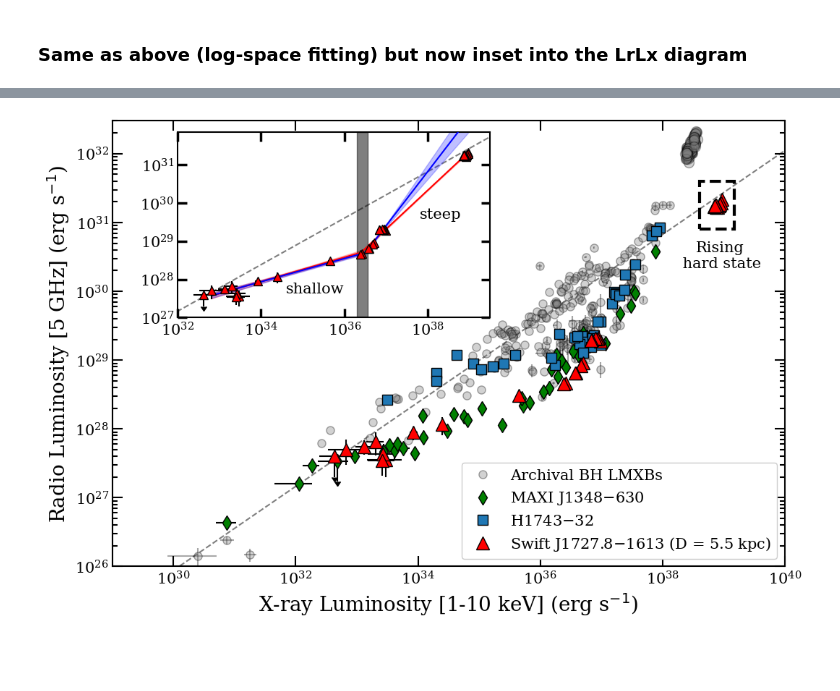
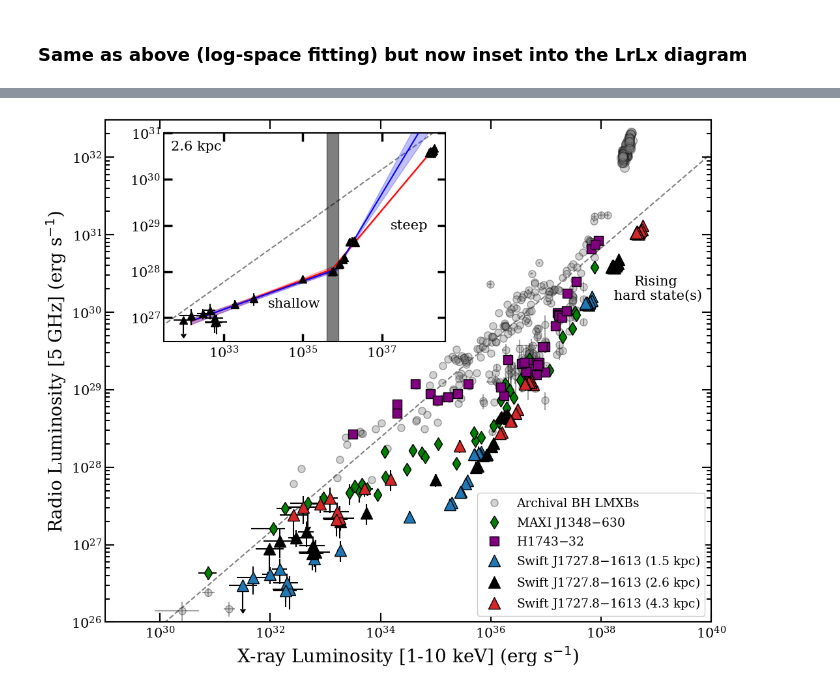
Before and after one commit to AKHughes1994/SwJ1727_2023_Outburst, a Jupyter notebook: RadioXrayCorrelation/SWJ1717_LRLX_Notebook.ipynb, the cells around one changed output, grey strips where cells are left out. Saved outputs shown, nothing was run; the diff lists cells and outputs as text; code cells hidden in the pictures; blank space fills up the shorter version.

```diff
--- a/RadioXrayCorrelation/SWJ1717_LRLX_Notebook.ipynb
+++ b/RadioXrayCorrelation/SWJ1717_LRLX_Notebook.ipynb
@@ -1276,6 +1326,8 @@ $$
 and the single power-law is $F_R = AL_X^{\beta}$. The negative signs are because the (stupid) convention where `astropy` assumes the power law indices are negatives ?!?
 # %%
 from scipy.odr import ODR, Model, RealData
+L_file = 'SWJ1717_Files/LRLX_2p6kpc.txt'
+
 
 # Define the broken power-law model in log space
 def broken_plaw_log(B, Lx_log):
@@ -1327,11 +1379,11 @@ def variance(model, x, p, Cp):
 # -------------------
 
 # Open the Text file and trim non-detections
-swJ1727 = np.genfromtxt('SWJ1717_Files/LRLX_5p5kpc.txt').T
+swJ1727 = np.genfromtxt(L_file).T
 swJ1727 = swJ1727[:, (swJ1727[-1] < 0.5)]
 
 # This filters out the radio-bright rise
-rise = swJ1727[4] > 5e30
+rise = swJ1727[4] > 1e30
 swJ1727 = swJ1727[:, ~rise]
 
 # Define the fitting variables
@@ -1347,7 +1399,7 @@ data = RealData(x, y, sx=dx, sy=dy)
 model = Model(broken_plaw_log)
 
 # Initialize the parameters [beta1, beta2, Ltran_log, Amp]
-beta0 = [0.3, 1.4, np.log(1e36), 5.0]
+beta0 = [0.3, 1.4, np.log(1e35), 5.0]
 
 # Set up the ODR
 odr = ODR(data, model, beta0=beta0)
@@ -1368,7 +1420,7 @@ for param_name, param_value, param_error in zip(["beta1", "beta2", "Ltran_log",
 # -------------------
 
 # Open the Text file and trim non-detections
-swJ1727 = np.genfromtxt('SWJ1717_Files/LRLX_5p5kpc.txt').T
+swJ1727 = np.genfromtxt(L_file).T
 swJ1727 = swJ1727[:, (swJ1727[-1] < 0.5)]
 
 # This filters out the radio-bright rise
@@ -1386,9 +1438,6 @@ data = RealData(x, y, sx=dx, sy=dy)
 
 # Define the model for ODR
 model = Model(broken_plaw_log)
-
-# Initialize the parameters [beta1, beta2, Ltran_log, Amp]
-beta0 = [0.3, 1.4, np.log(1e36), 5.0]
 
 # Set up the ODR
 odr = ODR(data, model, beta0=beta0)
@@ -1410,7 +1459,7 @@ for param_name, param_value, param_error in zip(["beta1", "beta2", "Ltran_log",
 # ---------------------------------
 
 # Reload the non-upper-limit data
-swJ1727 = np.genfromtxt('SWJ1717_Files/LRLX_5p5kpc.txt').T
+swJ1727 = np.genfromtxt('SWJ1717_Files/LRLX_2p6kpc.txt').T
 swJ1727 = swJ1727[:, (swJ1727[-1] < 0.5)]
 
 # Initialize plot
@@ -1525,11 +1574,11 @@ def variance(model, x, p, Cp):
 # -------------------
 
 # Open the Text file and trim non-detections
-swJ1727 = np.genfromtxt('SWJ1717_Files/LRLX_5p5kpc.txt').T
+swJ1727 = np.genfromtxt('SWJ1717_Files/LRLX_2p6kpc.txt').T
 swJ1727 = swJ1727[:, (swJ1727[-1] < 0.5)]
 
 # This filters out the radio-bright rise
-rise = swJ1727[4] > 5e30
+rise = swJ1727[4] > 1e30
 swJ1727 = swJ1727[:, ~rise]
 
 # Define the fitting variables
@@ -1566,7 +1615,7 @@ for param_name, param_value, param_error in zip(["beta1", "beta2", "Ltran_log",
 # -------------------
 
 # Open the Text file and trim non-detections
-swJ1727 = np.genfromtxt('SWJ1717_Files/LRLX_5p5kpc.txt').T
+swJ1727 = np.genfromtxt('SWJ1717_Files/LRLX_2p6kpc.txt').T
 swJ1727 = swJ1727[:, (swJ1727[-1] < 0.5)]
 
 # This filters out the radio-bright rise
@@ -1608,7 +1657,7 @@ for param_name, param_value, param_error in zip(["beta1", "beta2", "Ltran_log",
 
 # Configure plot
 font_size = 20
-fig, ax = plt.subplots(figsize=(12, 8))
+fig, ax = plt.subplots(figsize=(12, 10))
 ax.set_yscale('log')
 ax.set_xscale('log')
 ax.set_xlim(1e29, 1e40)
@@ -1645,16 +1694,28 @@ ax.errorbar(data['Lx'][maxi][ulim], data['Lr'][maxi][ulim], xerr = [data['Lx_ler
 data = pd.read_csv('LrLx_Catalog_Files/lrlx_data_BHs.csv')
 maxi = (data['Name'] == 'H 1743-322')
 ulim = (data[maxi]['uplim'] == 'Lr')
-ax.errorbar(data['Lx'][maxi][~ulim], data['Lr'][maxi][~ulim], xerr = [data['Lx_ler'][maxi][~ulim], data['Lx_uer'][maxi][~ulim]], yerr = [data['Lr_ler'][maxi][~ulim], data['Lr_uer'][maxi][~ulim]], fmt = 's', color = 'k', mfc = 'C0', label = 'H1743$-$32', ms = 10, alpha= 1.0)
-ax.errorbar(data['Lx'][maxi][ulim], data['Lr'][maxi][ulim], xerr = [data['Lx_ler'][maxi][ulim], data['Lx_uer'][maxi][ulim]], yerr = 0.5 * data['Lr'][maxi][ulim], fmt = 's', color = 'k', mfc = 'C0', uplims = True, ms = 10, alpha= 1.0)
+ax.errorbar(data['Lx'][maxi][~ulim], data['Lr'][maxi][~ulim], xerr = [data['Lx_ler'][maxi][~ulim], data['Lx_uer'][maxi][~ulim]], yerr = [data['Lr_ler'][maxi][~ulim], data['Lr_uer'][maxi][~ulim]], fmt = 's', color = 'k', mfc = 'purple', label = 'H1743$-$32', ms = 10, alpha= 1.0)
+ax.errorbar(data['Lx'][maxi][ulim], data['Lr'][maxi][ulim], xerr = [data['Lx_ler'][maxi][ulim], data['Lx_uer'][maxi][ulim]], yerr = 0.5 * data['Lr'][maxi][ulim], fmt = 's', color = 'k', mfc = 'purple', uplims = True, ms = 10, alpha= 1.0)
 
 
-# Target: Swift J1727
-swJ1727 = np.genfromtxt('SWJ1717_Files/LRLX_5p5kpc.txt').T
+
+# Target: Swift J1727 lower bound
+swJ1727 = np.genfromtxt('SWJ1717_Files/LRLX_1p5kpc.txt').T
 ulim = (swJ1727[-1] > 0.5)
-ax.errorbar(swJ1727[1,~ulim], swJ1727[4,~ulim], xerr = swJ1727[2:4,~ulim], yerr = swJ1727[5:7,~ulim], fmt = '^', color = 'k', mfc = 'r', ms = 13, label = 'Swift J1727.8$-$1613 (D = 5.5 kpc)')
-ax.errorbar(swJ1727[1,ulim], swJ1727[4,ulim] + 3 * swJ1727[5,ulim], xerr = swJ1727[2:4,ulim], yerr = 0.5 * (swJ1727[4,ulim] + 3 * swJ1727[5,ulim]), uplims = True, fmt = '^', color = 'k', mfc = 'r', ms = 13)
+ax.errorbar(swJ1727[1,~ulim], swJ1727[4,~ulim], xerr = swJ1727[2:4,~ulim], yerr = swJ1727[5:7,~ulim], fmt = '^', color = 'k', mfc = 'C0', ms = 13, label = 'Swift J1727.8$-$1613 (1.5 kpc)')
+ax.errorbar(swJ1727[1,ulim], swJ1727[4,ulim] + 3 * swJ1727[5,ulim], xerr = swJ1727[2:4,ulim], yerr = 0.5 * (swJ1727[4,ulim] + 3 * swJ1727[5,ulim]), uplims = True, fmt = '^', color = 'k', mfc = 'C0', ms = 13)
 
+# Target: Swift J1727 -- nominal distance
+swJ1727 = np.genfromtxt('SWJ1717_Files/LRLX_2p6kpc.txt').T
+ulim = (swJ1727[-1] > 0.5)
+ax.errorbar(swJ1727[1,~ulim], swJ1727[4,~ulim], xerr = swJ1727[2:4,~ulim], yerr = swJ1727[5:7,~ulim], fmt = '^', color = 'k', mfc = 'k', ms = 13, label = 'Swift J1727.8$-$1613 (2.6 kpc)')
+ax.errorbar(swJ1727[1,ulim], swJ1727[4,ulim] + 3 * swJ1727[5,ulim], xerr = swJ1727[2:4,ulim], yerr = 0.5 * (swJ1727[4,ulim] + 3 * swJ1727[5,ulim]), uplims = True, fmt = '^', color = 'k', mfc = 'k', ms = 13)
+
+# Target: Swift J1727 lower bound
+swJ1727 = np.genfromtxt('SWJ1717_Files/LRLX_4p3kpc.txt').T
+ulim = (swJ1727[-1] > 0.5)
+ax.errorbar(swJ1727[1,~ulim], swJ1727[4,~ulim], xerr = swJ1727[2:4,~ulim], yerr = swJ1727[5:7,~ulim], fmt = '^', color = 'k', mfc = 'C3', ms = 13, label = 'Swift J1727.8$-$1613 (4.3 kpc)')
+ax.errorbar(swJ1727[1,ulim], swJ1727[4,ulim] + 3 * swJ1727[5,ulim], xerr = swJ1727[2:4,ulim], yerr = 0.5 * (swJ1727[4,ulim] + 3 * swJ1727[5,ulim]), uplims = True, fmt = '^', color = 'k', mfc = 'C3', ms = 13)
 
 # -------------------------------
 # Inset panel to highlight fit
@@ -1665,15 +1726,15 @@ ax_inset = fig.add_axes([left, bottom, width, height])
 ax_inset.set_yscale('log')
 ax_inset.set_xscale('log')
 ax_inset.minorticks_on()
-ax_inset.set_xlim(1e32, 3e39)
-ax_inset.set_ylim(1e27, 7e31)
+ax_inset.set_xlim(3e31, 4e38)
+ax_inset.set_ylim(3e26, 1e31)
 ax_inset.loglog(fit_x, pow(10,(29.65+0.15-(0.61*36.32))) * pow(fit_x,0.61), 'k--', zorder=1, alpha=0.5)
 
 # Plot SwJ1727 data
-swJ1727 = np.genfromtxt('SWJ1717_Files/LRLX_5p5kpc.txt').T
+swJ1727 = np.genfromtxt('SWJ1717_Files/LRLX_2p6kpc.txt').T
 ulim = (swJ1727[-1] > 0.5)
-ax_inset.errorbar(swJ1727[1,~ulim], swJ1727[4,~ulim], xerr = swJ1727[2:4,~ulim], yerr = swJ1727[5:7,~ulim], fmt = '^', color = 'k', mfc = 'r', ms = 8, label = 'Swift J1727.8$-$1613 (D = 5.5 kpc)', zorder=10000)
-ax_inset.errorbar(swJ1727[1,ulim], swJ1727[4,ulim] + 3 * swJ1727[5,ulim], xerr = swJ1727[2:4,ulim], yerr = 0.5 * (swJ1727[4,ulim] + 3 * swJ1727[5,ulim]), uplims = True, fmt = '^', color = 'k', mfc = 'r', ms = 8, zorder=10000)
+ax_inset.errorbar(swJ1727[1,~ulim], swJ1727[4,~ulim], xerr = swJ1727[2:4,~ulim], yerr = swJ1727[5:7,~ulim], fmt = '^', color = 'k', mfc = 'k', ms = 8, zorder=10000)
+ax_inset.errorbar(swJ1727[1,ulim], swJ1727[4,ulim] + 3 * swJ1727[5,ulim], xerr = swJ1727[2:4,ulim], yerr = 0.5 * (swJ1727[4,ulim] + 3 * swJ1727[5,ulim]), uplims = True, fmt = '^', color = 'k', mfc = 'k', ms = 8, zorder=10000)
 
 
 # Broken Power Laws -- total
@@ -1705,31 +1766,35 @@ ax_inset.fill_between(
 
 
 # Add text to the inset panel
-ax_inset.text(2e35, 5.5e27, "shallow",
+ax_inset.text(6e34, 2e27, "shallow",
               fontsize=15, fontfamily='serif', color='black', ha='center', va='center')
-ax_inset.text(2e38, 5e29, "steep",
+ax_inset.text(5e37, 1e29, "steep",
               fontsize=15, fontfamily='serif', color='black', ha='center', va='center')
-ax_inset.axvspan(2.0e36,3.6e36, color='k', lw=1, ls='-', alpha=0.5)
+ax_inset.axvspan(4.0e35,8.0e35, color='k', lw=1, ls='-', alpha=0.5)
 
-# Add the rectangular box and label to the main plot
-xmin = 4e38  # Minimum x-coordinate in data units
-xmax = 1.5e39  # Maximum x-coordinate in data units
-ymin = 0.8e31  # Minimum y-coordinate in data units
-ymax = 4e31  # Maximum y-coordinate in data units
+# # Add the rectangular box and label to the main plot -- 4.3kpc
+# xmin = 2.6e38  # Minimum x-coordinate in data units
+# xmax = 0.95e39  # Maximum x-coordinate in data units
+# ymin = 0.7e31  # Minimum y-coordinate in data units
+# ymax = 1.8e31  # Maximum y-coordinate in data units
 
-# Add the rectangle
-rect = plt.Rectangle((xmin, ymin), xmax - xmin, ymax - ymin,
-                     edgecolor='k', facecolor='none', lw=3, ls ='--', zorder=10)
-ax.add_patch(rect)
+# # Add the rectangle
+# rect = plt.Rectangle((xmin, ymin), xmax - xmin, ymax - ymin,
+#                      edgecolor='k', facecolor='none', lw=3, ls ='--', zorder=10)
+# ax.add_patch(rect)
 
-# Add the label below the rectangle
-ax.text((xmin + xmax) / 2.2, ymin / 1.5, 'Rising\n hard state', color='k', fontsize=15, fontfamily='serif',
+
+# Add the label below the rectangles
+ax.text(1e39,3e30, 'Rising\n hard state(s)', color='k', fontsize=15, fontfamily='serif',
         ha='center', va='top', zorder=10)
+
+# Label the inset
+ax_inset.text(2e32, 7e30, '2.6 kpc', color='k', fontsize=15, fontfamily='serif', ha='center', va='top', zorder=10)
 
 handles, labels = ax.get_legend_handles_labels()
 handles = [h[0] for h in handles]
-ax.legend(handles,labels, prop={'family':'serif', 'size':15}, loc='lower right', framealpha = 1.0)
-plt.savefig('plots/LRLX_inset.pdf')
+ax.legend(handles,labels,ncol=1,prop={'family':'serif', 'size':13.5}, loc='lower right', framealpha = 1.0)
+plt.savefig('plots/LRLX_inset.pdf', bbox_inches='tight')
 plt.show()
 # %% [output]
 Fit Results (DECAY):
@@ -1746 +1811 @@ Amp: 6.610e+01 +/- 1.870e-01
-[figure, old version]
+[figure, new version]
```
Also changed, not shown: parts of 20 cells of this notebook, 23 other files.
